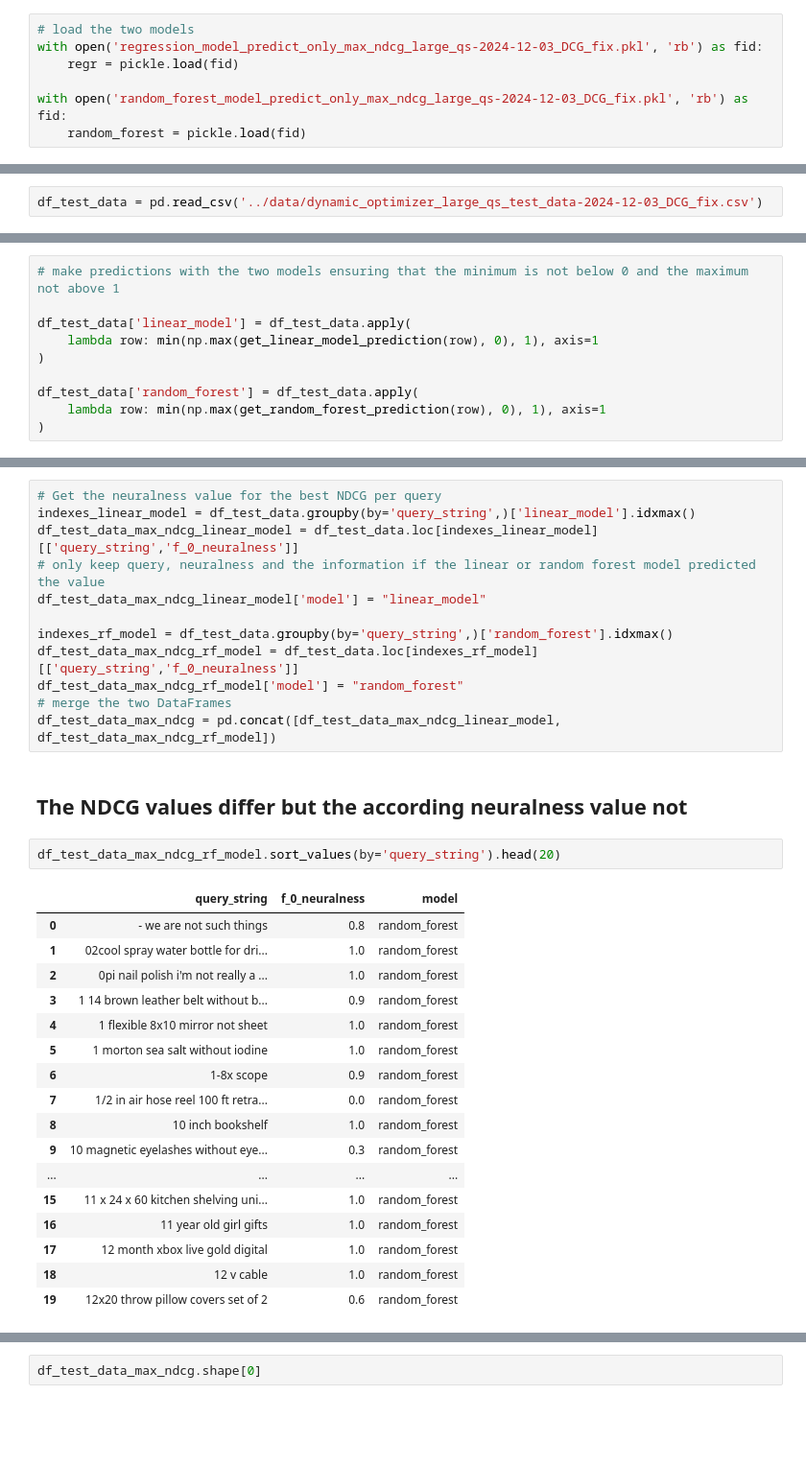
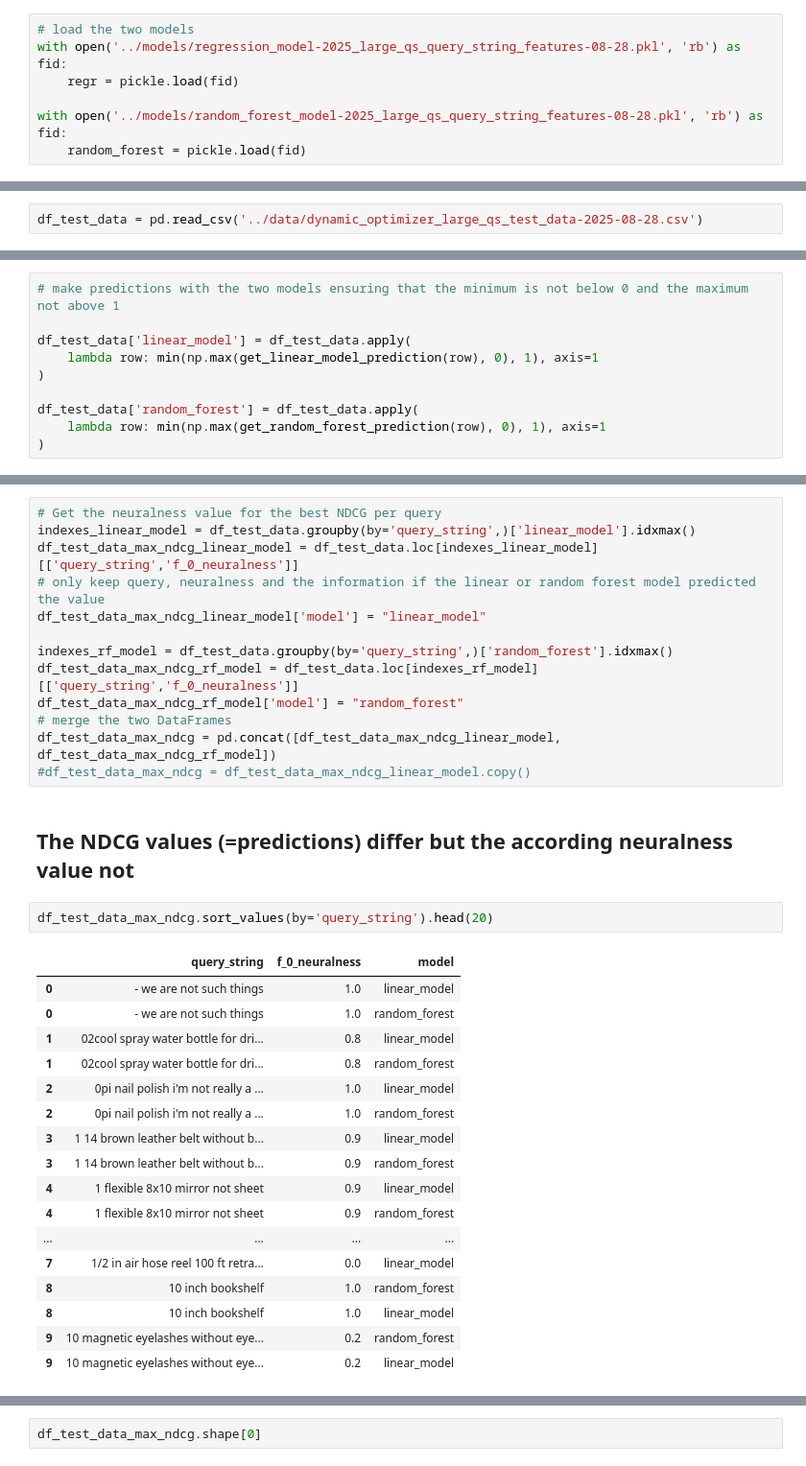
Before and after one commit to o19s/opensearch-hybrid-search-optimization, a Jupyter notebook: notebooks/8_Run_Queries_Dynamic_Optimizer.ipynb, the cells around one changed output, grey strips where cells are left out. Shown at 96% size. Saved outputs shown, nothing was run; the diff lists cells and outputs as text; blank space fills up the shorter version.

```diff
--- a/notebooks/8_Run_Queries_Dynamic_Optimizer.ipynb
+++ b/notebooks/8_Run_Queries_Dynamic_Optimizer.ipynb
@@ -26,10 +26,10 @@ from tqdm.notebook import tqdm_notebook
 ## Load models from the previous notebook
 # %%
 # load the two models
-with open('regression_model_predict_only_max_ndcg_large_qs-2024-12-03_DCG_fix.pkl', 'rb') as fid:
+with open('../models/regression_model-2025_large_qs_query_string_features-08-28.pkl', 'rb') as fid:
     regr = pickle.load(fid)
 
-with open('random_forest_model_predict_only_max_ndcg_large_qs-2024-12-03_DCG_fix.pkl', 'rb') as fid:
+with open('../models/random_forest_model-2025_large_qs_query_string_features-08-28.pkl', 'rb') as fid:
     random_forest = pickle.load(fid)
 # %%
 regr
@@ -41,7 +41,7 @@ random_forest
 RandomForestRegressor(max_depth=10, max_features='log2', min_samples_leaf=2,
                       min_samples_split=10, n_estimators=50, random_state=42)
 # %%
-df_test_data = pd.read_csv('../data/dynamic_optimizer_large_qs_test_data-2024-12-03_DCG_fix.csv')
+df_test_data = pd.read_csv('../data/dynamic_optimizer_large_qs_test_data-2025-08-28.csv')
 # %%
 df_test_data.head(5)
 # %% [output]
@@ -149,25 +151,26 @@ df_test_data_max_ndcg_rf_model = df_test_data.loc[indexes_rf_model][['query_stri
 df_test_data_max_ndcg_rf_model['model'] = "random_forest"
 # merge the two DataFrames
 df_test_data_max_ndcg = pd.concat([df_test_data_max_ndcg_linear_model, df_test_data_max_ndcg_rf_model])
+#df_test_data_max_ndcg = df_test_data_max_ndcg_linear_model.copy()
 # %% [markdown]
-## The NDCG values differ but the according neuralness value not
+## The NDCG values (=predictions) differ but the according neuralness value not
 # %%
-df_test_data_max_ndcg_rf_model.sort_values(by='query_string').head(20)
+df_test_data_max_ndcg.sort_values(by='query_string').head(20)
 # %% [output]
 |  | query_string | f_0_neuralness | model |
-| 0 | - we are not such things | 0.8 | random_forest |
-| 1 | 02cool spray water bottle for dri... | 1.0 | random_forest |
+| 0 | - we are not such things | 1.0 | linear_model |
+| 0 | - we are not such things | 1.0 | random_forest |
+| 1 | 02cool spray water bottle for dri... | 0.8 | linear_model |
+| 1 | 02cool spray water bottle for dri... | 0.8 | random_forest |
+| 2 | 0pi nail polish i'm not really a ... | 1.0 | linear_model |
 | 2 | 0pi nail polish i'm not really a ... | 1.0 | random_forest |
+| 3 | 1 14 brown leather belt without b... | 0.9 | linear_model |
 | 3 | 1 14 brown leather belt without b... | 0.9 | random_forest |
-| 4 | 1 flexible 8x10 mirror not sheet | 1.0 | random_forest |
-| 5 | 1 morton sea salt without iodine | 1.0 | random_forest |
-| 6 | 1-8x scope | 0.9 | random_forest |
-| 7 | 1/2 in air hose reel 100 ft retra... | 0.0 | random_forest |
+| 4 | 1 flexible 8x10 mirror not sheet | 0.9 | linear_model |
+| 4 | 1 flexible 8x10 mirror not sheet | 0.9 | random_forest |
+| ... | ... | ... | ... |
+| 7 | 1/2 in air hose reel 100 ft retra... | 0.0 | linear_model |
 | 8 | 10 inch bookshelf | 1.0 | random_forest |
-| 9 | 10 magnetic eyelashes without eye... | 0.3 | random_forest |
-| ... | ... | ... | ... |
-| 15 | 11 x 24 x 60 kitchen shelving uni... | 1.0 | random_forest |
-| 16 | 11 year old girl gifts | 1.0 | random_forest |
-| 17 | 12 month xbox live gold digital | 1.0 | random_forest |
-| 18 | 12 v cable | 1.0 | random_forest |
-| 19 | 12x20 throw pillow covers set of 2 | 0.6 | random_forest |
+| 8 | 10 inch bookshelf | 1.0 | linear_model |
+| 9 | 10 magnetic eyelashes without eye... | 0.2 | random_forest |
+| 9 | 10 magnetic eyelashes without eye... | 0.2 | linear_model |
```
Also changed, not shown: parts of 30 cells of this notebook, 16 other files.
